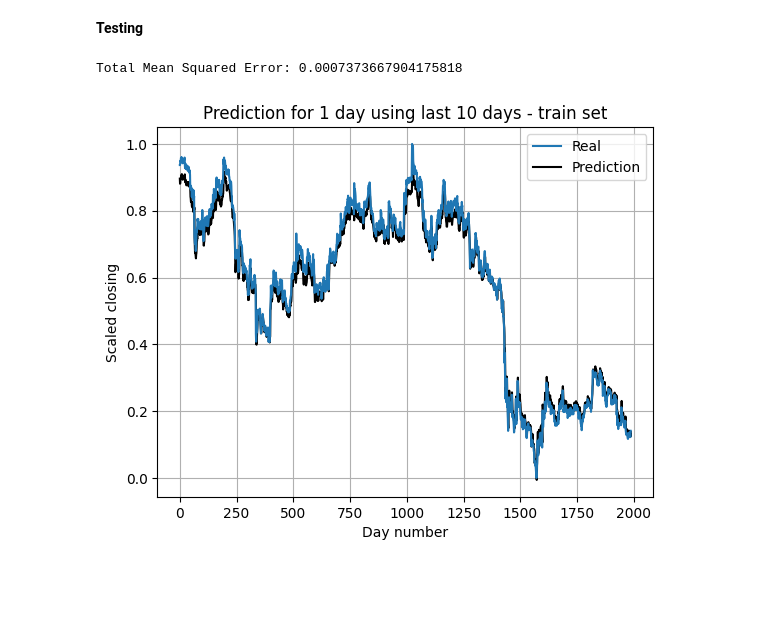
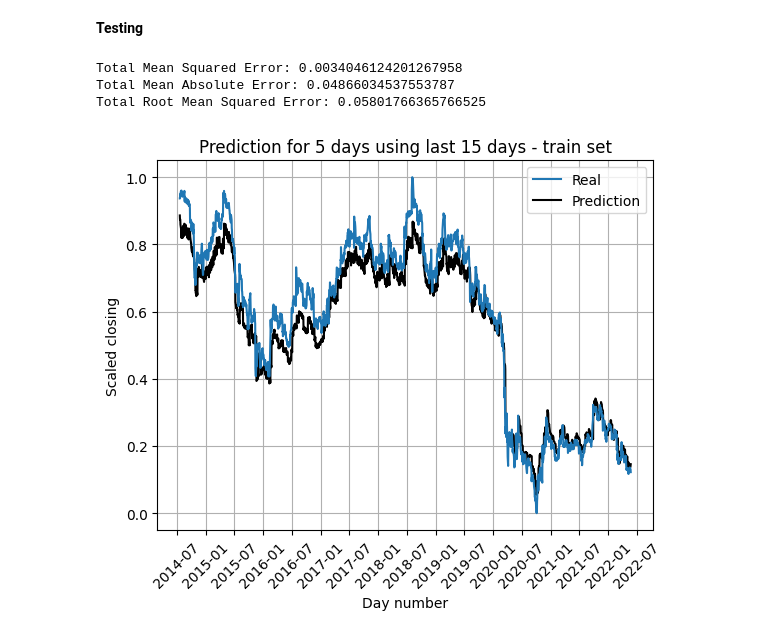
Before and after one commit to mich-kacz/Stock_prediction, a Jupyter notebook: notebooks/lstm.ipynb, the cells around one changed output. Cells and saved outputs as stored; diff of their text form; code cells hidden in the pictures; blank space fills up the shorter version.

```diff
--- a/notebooks/lstm.ipynb
+++ b/notebooks/lstm.ipynb
@@ -167,7 +168,7 @@ def createSequence(dataX, dataY, lengthX, predictionHorizont):
 
 features = len(trainDataset[0].iloc[0])
 samplesForPrediction = 15
-samplesPredicted = 1
+samplesPredicted = 5
 
 trainDates = trainDataset[0].index[samplesForPrediction+1:]
 testDates = testDataset[0].index[samplesForPrediction+1:]
@@ -195,9 +196,9 @@ class NeuralNetwork(nn.Module):
     def __init__(self):
         super().__init__()
         self.flatten = nn.Flatten()
-        self.l1 = nn.LSTM(input_size = samplesForPrediction*features, hidden_size = 64, num_layers = 1, bidirectional = False, device = device)
+        self.l1 = nn.LSTM(input_size = samplesForPrediction*features, hidden_size = 128, num_layers = 3, bidirectional = False, device = device, bias=True)
         self.tanh = nn.Tanh()
-        self.out = nn.Linear(64, samplesPredicted, device = device)
+        self.out = nn.Linear(128, samplesPredicted, device = device, bias=True)
 
     def forward(self, x):
         x = self.flatten(x)
@@ -290,41 +291,47 @@ y_pred = model(xTrain).cpu()
 y_pred = y_pred.detach().numpy()
 
 
 # Calculate the mean squared error across all outputs
 mse_total = mean_squared_error(yTrain.cpu().detach().numpy(), y_pred)
+mae_total = mean_absolute_error(yTrain.cpu().detach().numpy(), y_pred)
+rmse_total = mean_squared_error(yTrain.cpu().detach().numpy(), y_pred, squared=False)
 print(f'Total Mean Squared Error: {mse_total}')
+print(f'Total Mean Absolute Error: {mae_total}')
+print(f'Total Root Mean Squared Error: {rmse_total}')
 
 set = 5*2
 real = np.concatenate(yTrain.cpu().detach().numpy()[::samplesPredicted])
 predictions = np.concatenate(y_pred[::samplesPredicted])
 
 fig, ax = plt.subplots()
 #ax.plot(trainDates, real, zorder = 3)
 #ax.plot(trainDates, predictions, color = 'black', zorder = 2)
-ax.plot(real, zorder = 3)
-ax.plot(predictions, color = 'black', zorder = 2)
+ax.plot(trainDates[:1985], real, zorder = 3)
+ax.plot(trainDates[:1985], predictions, color = 'black', zorder = 2)
 
 # Rotate date labels for better readability
-#plt.xticks(rotation=45)
+plt.xticks(rotation=45)
 
 # Optionally, set the locator to have fewer ticks
-#locator = plt.matplotlib.dates.AutoDateLocator(minticks=10, maxticks=20)
-#ax.xaxis.set_major_locator(locator)
+locator = plt.matplotlib.dates.AutoDateLocator(minticks=10, maxticks=20)
+ax.xaxis.set_major_locator(locator)
 
 
 ax.legend(["Real", "Prediction"])
 #ax.axvspan(0, 4, facecolor='lightblue', alpha=0.5, zorder = 1)  # First part
 #ax.axvspan(4, 9, facecolor='lightgreen', alpha=0.5, zorder = 1)  # Second part
 #ax.axvspan(9, 14, facecolor='tomato', alpha=0.5, zorder = 1)  # Second third
 #ax.set_ylim([0, 1])
 ax.grid()
 plt.ylabel("Scaled closing")
 plt.xlabel("Day number")
-plt.title("Prediction for 1 day using last 10 days - train set")
+plt.title("Prediction for 5 days using last 15 days - train set")
 plt.show()
 # %% [output]
-Total Mean Squared Error: 0.0007373667904175818
+Total Mean Squared Error: 0.0034046124201267958
+Total Mean Absolute Error: 0.04866034537553787
+Total Root Mean Squared Error: 0.05801766365766525
-[figure, old version]
+[figure, new version]
 # %%
 # Make predictions
 y_pred = model(xTest).cpu()
```
Also changed, not shown: parts of 10 cells of this notebook, 15 other files.
